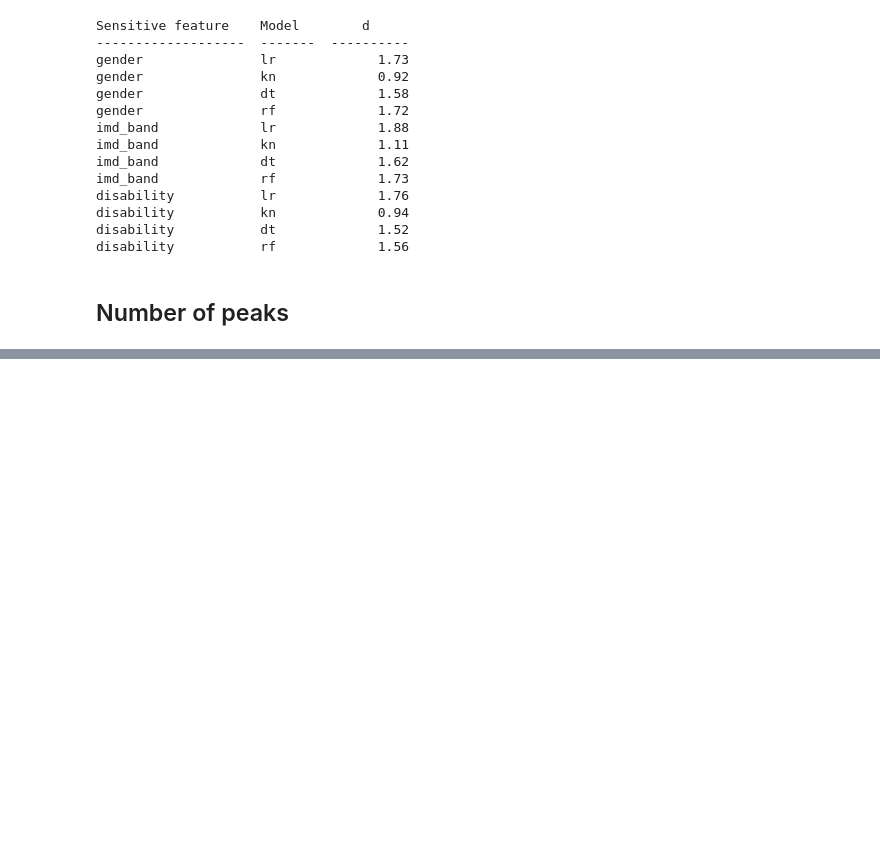
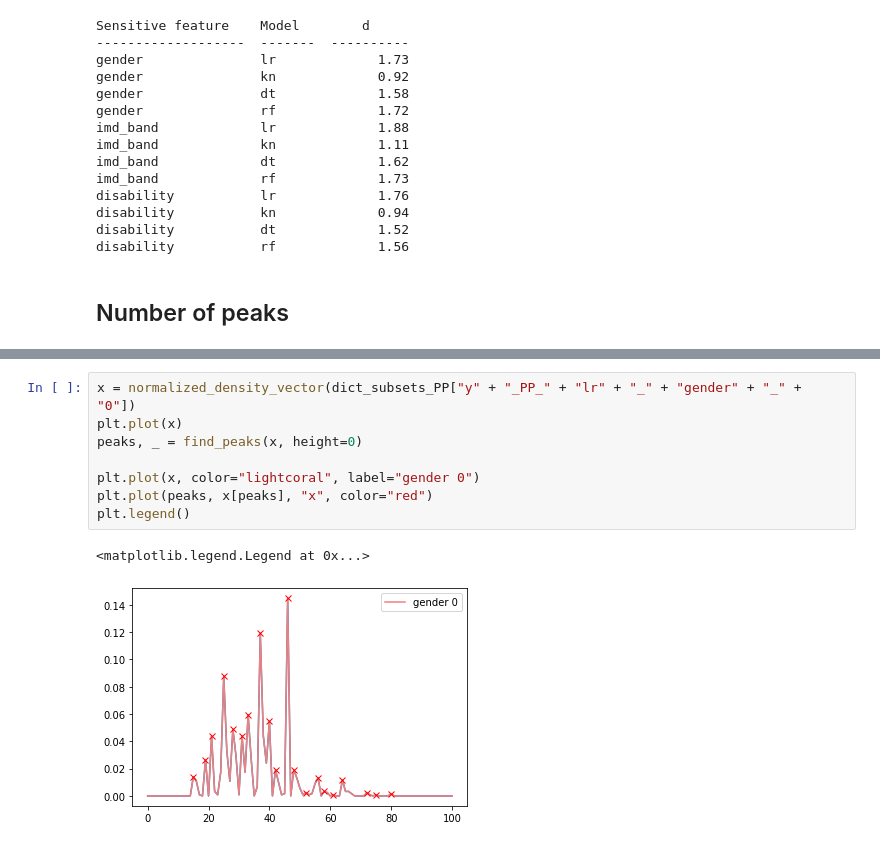
Before and after one commit to melinaverger/MADD, a Jupyter notebook: experiment/distrib_measures.ipynb, the cells around one changed output, grey strips where cells are left out. Saved outputs shown, nothing was run; the diff lists cells and outputs as text; blank space fills up the shorter version.

```diff
--- a/experiment/distrib_measures.ipynb
+++ b/experiment/distrib_measures.ipynb
@@ -207,0 +243,11 @@ disability           rf             1.56
+# %%
+x = normalized_density_vector(dict_subsets_PP["y" + "_PP_" + "lr" + "_" + "gender" + "_" + "0"])
+plt.plot(x)
+peaks, _ = find_peaks(x, height=0)
+
+plt.plot(x, color="lightcoral", label="gender 0")
+plt.plot(peaks, x[peaks], "x", color="red")
+plt.legend()
+# %% [output]
+<matplotlib.legend.Legend at 0x...>
+[figure, added]
```
Also changed, not shown: parts of 4 cells of this notebook, 1 other file.
